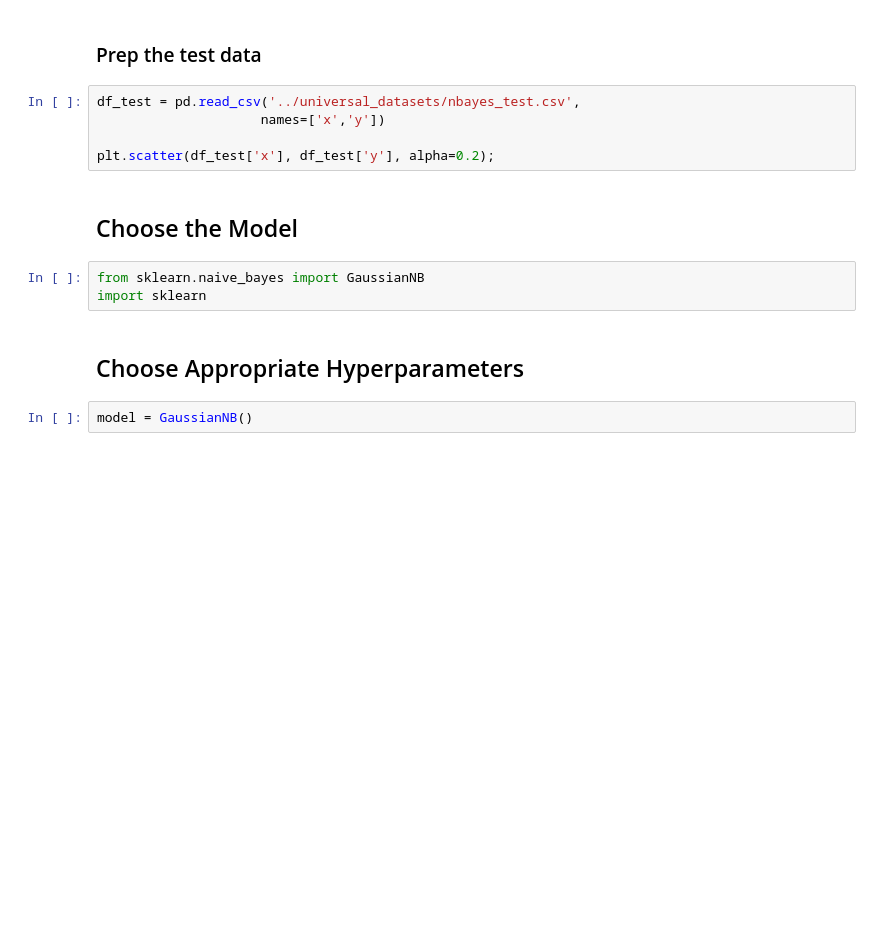
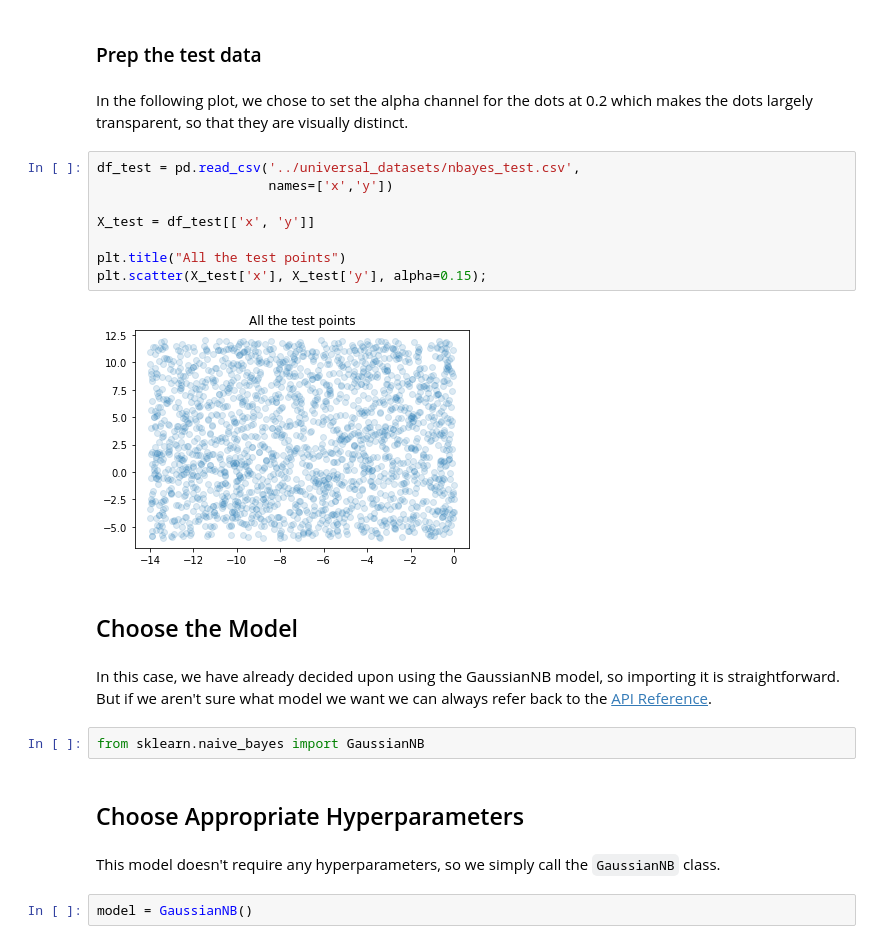
Before and after one commit to chalmerlowe/machine_learning, a Jupyter notebook: 02_naive_bayes/02_naive_bayes.ipynb, the cells around one changed output. Drawn from its saved outputs; the diff is of its cells as text; blank space fills up the shorter version.

```diff
--- a/02_naive_bayes/02_naive_bayes.ipynb
+++ b/02_naive_bayes/02_naive_bayes.ipynb
@@ -50,17 +94,27 @@ plt.scatter(df['x'], df['y'], c=df['category'],
 # %% [markdown]
 ### Prep the test data
+# %% [markdown]
+In the following plot, we chose to set the alpha channel for the dots at 0.2 which makes the dots largely transparent, so that they are visually distinct.
 # %%
 df_test = pd.read_csv('../universal_datasets/nbayes_test.csv',
-                     names=['x','y'])
+                      names=['x','y'])
 
-plt.scatter(df_test['x'], df_test['y'], alpha=0.2);
+X_test = df_test[['x', 'y']]
+
+plt.title("All the test points")
+plt.scatter(X_test['x'], X_test['y'], alpha=0.15);
+# %% [output]
+[figure, added]
 # %% [markdown]
 ## Choose the Model
+# %% [markdown]
+In this case, we have already decided upon using the GaussianNB model, so importing it is straightforward. But if we aren't sure what model we want we can always refer back to the [API Reference](https://scikit-learn.org/stable/modules/classes.html).
 # %%
 from sklearn.naive_bayes import GaussianNB
-import sklearn
 # %% [markdown]
 ## Choose Appropriate Hyperparameters
+# %% [markdown]
+This model doesn't require any hyperparameters, so we simply call the `GaussianNB` class.
 # %%
 model = GaussianNB()
 # %% [markdown]
```
Also changed, not shown: parts of 39 cells of this notebook.
